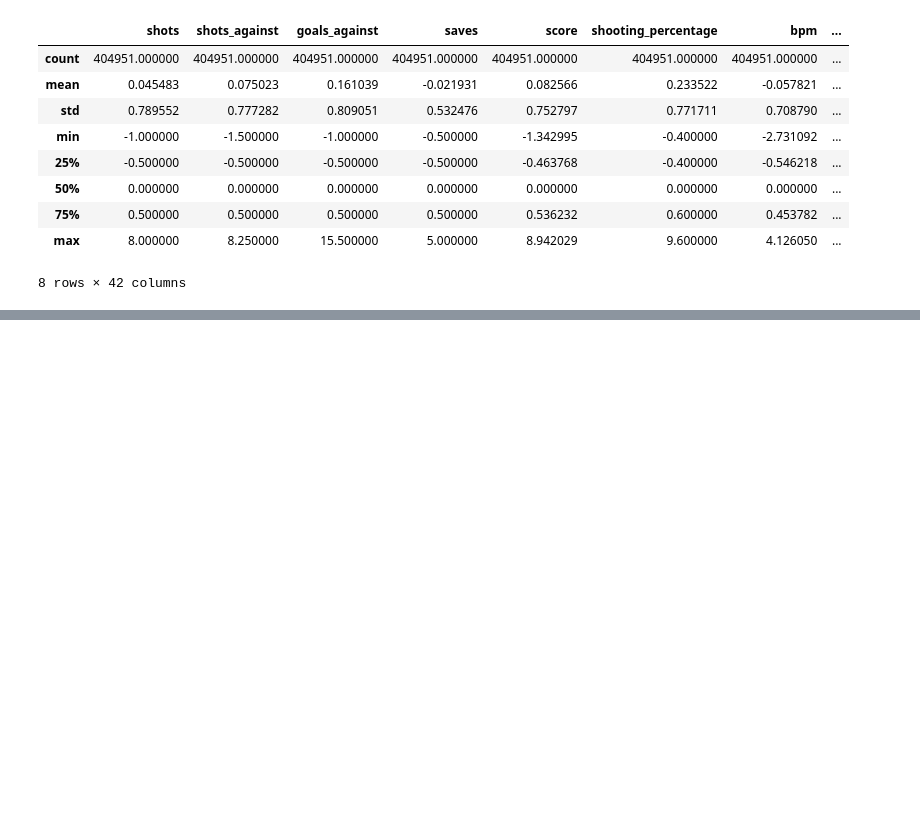
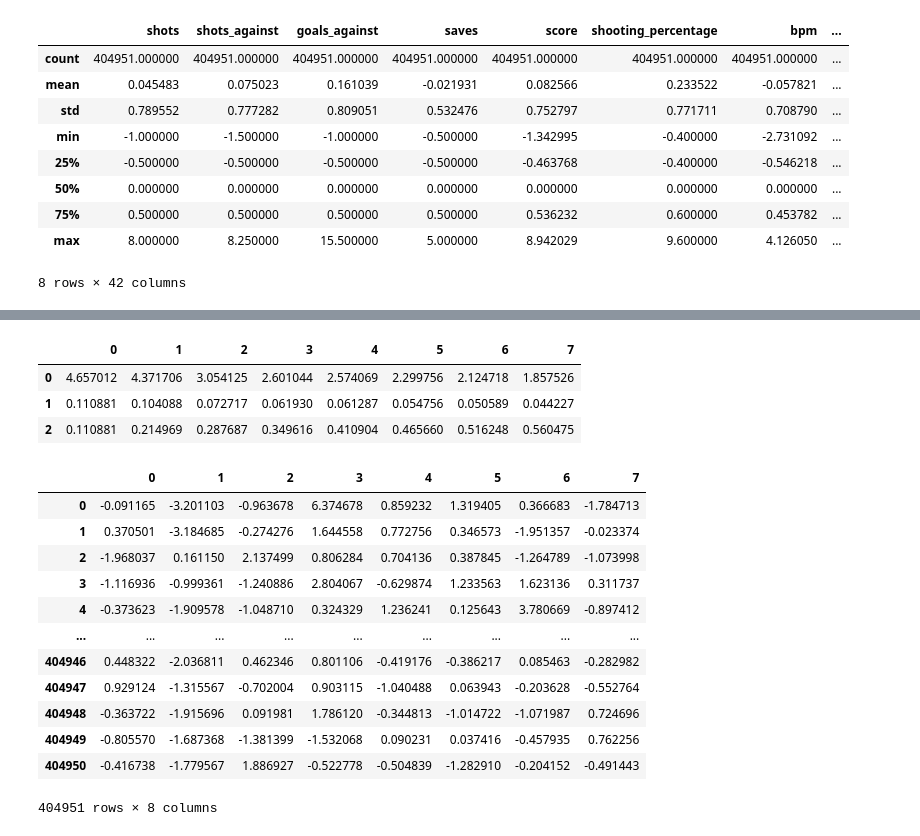
Before and after one commit to pasqualedem/RocketLeague-RankPredictor, a Jupyter notebook: src/data_preprocess.ipynb, the cells around one changed output, grey strips where cells are left out. Cells and saved outputs as stored; diff of their text form; code cells hidden in the pictures; blank space fills up the shorter version.

```diff
--- a/src/data_preprocess.ipynb
+++ b/src/data_preprocess.ipynb
@@ -160,0 +272,25 @@ data_merged.to_csv('../data/preprocessed/dataset_normal_merged.csv', index=None)
+# %%
+pd.DataFrame(fa.get_factor_variance())
+# %% [output]
+|  | 0 | 1 | 2 | 3 | 4 | 5 | 6 | 7 |
+| 0 | 4.657012 | 4.371706 | 3.054125 | 2.601044 | 2.574069 | 2.299756 | 2.124718 | 1.857526 |
+| 1 | 0.110881 | 0.104088 | 0.072717 | 0.061930 | 0.061287 | 0.054756 | 0.050589 | 0.044227 |
+| 2 | 0.110881 | 0.214969 | 0.287687 | 0.349616 | 0.410904 | 0.465660 | 0.516248 | 0.560475 |
+# %%
+data_factored = pd.DataFrame(fa.transform(data))
+# %%
+data_factored
+# %% [output]
+|  | 0 | 1 | 2 | 3 | 4 | 5 | 6 | 7 |
+| 0 | -0.091165 | -3.201103 | -0.963678 | 6.374678 | 0.859232 | 1.319405 | 0.366683 | -1.784713 |
+| 1 | 0.370501 | -3.184685 | -0.274276 | 1.644558 | 0.772756 | 0.346573 | -1.951357 | -0.023374 |
+| 2 | -1.968037 | 0.161150 | 2.137499 | 0.806284 | 0.704136 | 0.387845 | -1.264789 | -1.073998 |
+| 3 | -1.116936 | -0.999361 | -1.240886 | 2.804067 | -0.629874 | 1.233563 | 1.623136 | 0.311737 |
+| 4 | -0.373623 | -1.909578 | -1.048710 | 0.324329 | 1.236241 | 0.125643 | 3.780669 | -0.897412 |
+| ... | ... | ... | ... | ... | ... | ... | ... | ... |
+| 404946 | 0.448322 | -2.036811 | 0.462346 | 0.801106 | -0.419176 | -0.386217 | 0.085463 | -0.282982 |
+| 404947 | 0.929124 | -1.315567 | -0.702004 | 0.903115 | -1.040488 | 0.063943 | -0.203628 | -0.552764 |
+| 404948 | -0.363722 | -1.915696 | 0.091981 | 1.786120 | -0.344813 | -1.014722 | -1.071987 | 0.724696 |
+| 404949 | -0.805570 | -1.687368 | -1.381399 | -1.532068 | 0.090231 | 0.037416 | -0.457935 | 0.762256 |
+| 404950 | -0.416738 | -1.779567 | 1.886927 | -0.522778 | -0.504839 | -1.282910 | -0.204152 | -0.491443 |
+404951 rows × 8 columns
```
Also changed, not shown: parts of 14 cells of this notebook, 6 other files.
